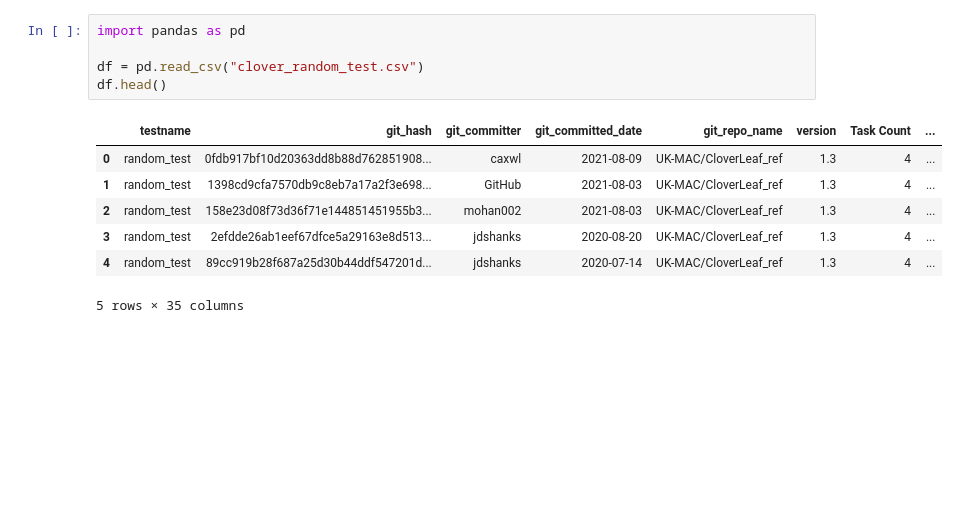
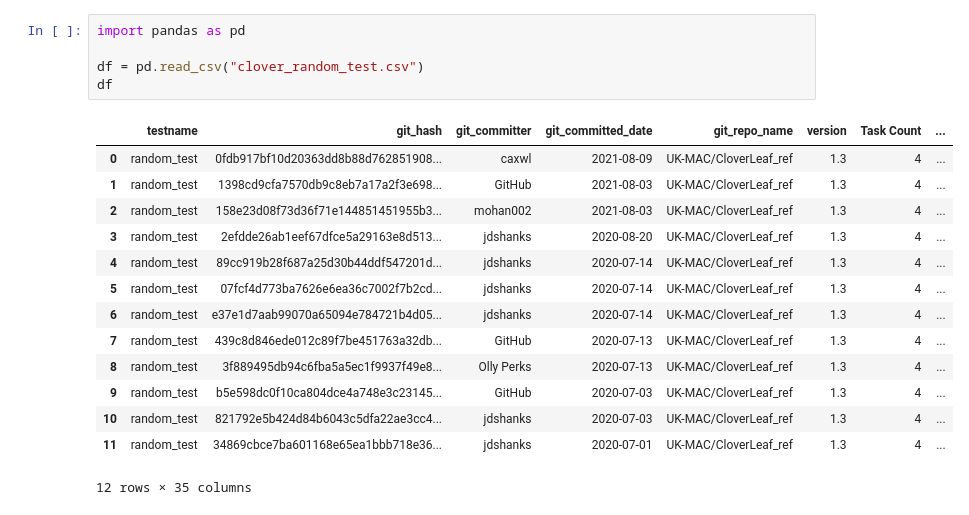
Before and after one commit to lanl/dsi, a Jupyter notebook: examples/cloverleaf/perf_hist_chart.ipynb, the cells around one changed output. Cells and saved outputs as stored; diff of their text form; blank space fills up the shorter version.

Commit message:
Updted clover perf history chart

```diff
--- a/examples/cloverleaf/perf_hist_chart.ipynb
+++ b/examples/cloverleaf/perf_hist_chart.ipynb
@@ -1,13 +1,20 @@
 # %%
 import pandas as pd
 
 df = pd.read_csv("clover_random_test.csv")
-df.head()
+df
 # %% [output]
 |  | testname | git_hash | git_committer | git_committed_date | git_repo_name | version | Task Count | ... |
 | 0 | random_test | 0fdb917bf10d20363dd8b88d762851908... | caxwl | 2021-08-09 | UK-MAC/CloverLeaf_ref | 1.3 | 4 | ... |
 | 1 | random_test | 1398cd9cfa7570db9c8eb7a17a2f3e698... | GitHub | 2021-08-03 | UK-MAC/CloverLeaf_ref | 1.3 | 4 | ... |
 | 2 | random_test | 158e23d08f73d36f71e144851451955b3... | mohan002 | 2021-08-03 | UK-MAC/CloverLeaf_ref | 1.3 | 4 | ... |
 | 3 | random_test | 2efdde26ab1eef67dfce5a29163e8d513... | jdshanks | 2020-08-20 | UK-MAC/CloverLeaf_ref | 1.3 | 4 | ... |
 | 4 | random_test | 89cc919b28f687a25d30b44ddf547201d... | jdshanks | 2020-07-14 | UK-MAC/CloverLeaf_ref | 1.3 | 4 | ... |
+| 5 | random_test | 07fcf4d773ba7626e6ea36c7002f7b2cd... | jdshanks | 2020-07-14 | UK-MAC/CloverLeaf_ref | 1.3 | 4 | ... |
+| 6 | random_test | e37e1d7aab99070a65094e784721b4d05... | jdshanks | 2020-07-14 | UK-MAC/CloverLeaf_ref | 1.3 | 4 | ... |
+| 7 | random_test | 439c8d846ede012c89f7be451763a32db... | GitHub | 2020-07-13 | UK-MAC/CloverLeaf_ref | 1.3 | 4 | ... |
+| 8 | random_test | 3f889495db94c6fba5a5ec1f9937f49e8... | Olly Perks | 2020-07-13 | UK-MAC/CloverLeaf_ref | 1.3 | 4 | ... |
+| 9 | random_test | b5e598dc0f10ca804dce4a748e3c23145... | GitHub | 2020-07-03 | UK-MAC/CloverLeaf_ref | 1.3 | 4 | ... |
+| 10 | random_test | 821792e5b424d84b6043c5dfa22ae3cc4... | jdshanks | 2020-07-03 | UK-MAC/CloverLeaf_ref | 1.3 | 4 | ... |
+| 11 | random_test | 34869cbce7ba601168e65ea1bbb718e36... | jdshanks | 2020-07-01 | UK-MAC/CloverLeaf_ref | 1.3 | 4 | ... |
-5 rows × 35 columns
+12 rows × 35 columns
```
Also changed, not shown: parts of 5 cells of this notebook.
